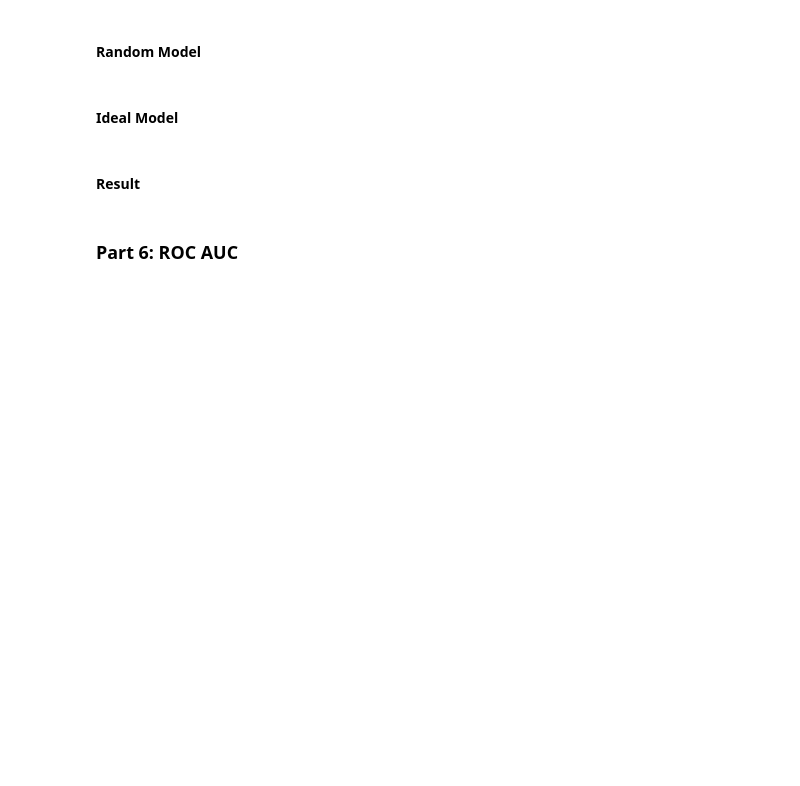
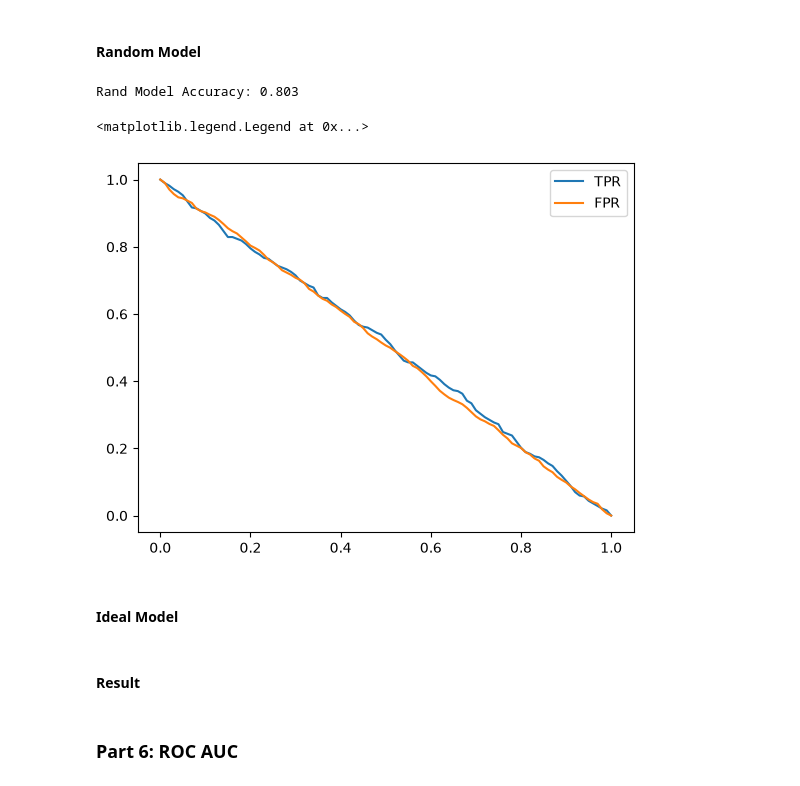
Before and after one commit to besteekmen/ML-ZoomCamp-Outputs, a Jupyter notebook: module4_evaluation/module4.ipynb, the cells around one changed output. Drawn from its saved outputs; the diff is of its cells as text; code cells hidden in the pictures; blank space fills up the shorter version.

```diff
--- a/module4_evaluation/module4.ipynb
+++ b/module4_evaluation/module4.ipynb
@@ -219,4 +271,20 @@ r
 # %% [markdown]
 #### Random Model
+# %%
+# set random seed and random predictions
+np.random.seed(1)
+y_rand = np.random.uniform(0, 1, size=len(y_val))
+
+rand_acc = ((y_rand >= 0.5) == y_val).mean()
+print(f"Rand Model Accuracy: {accuracy:.3f}")
+
+df_rand = tpr_fpr_dataframe(y_val, y_rand)
+plt.plot(df_rand.threshold, df_rand['tpr'], label='TPR')
+plt.plot(df_rand.threshold, df_rand['fpr'], label='FPR')
+plt.legend()
+# %% [output]
+Rand Model Accuracy: 0.803
+<matplotlib.legend.Legend at 0x...>
+[figure, added]
 # %% [markdown]
 #### Ideal Model
```
Also changed, not shown: parts of 7 cells of this notebook.
